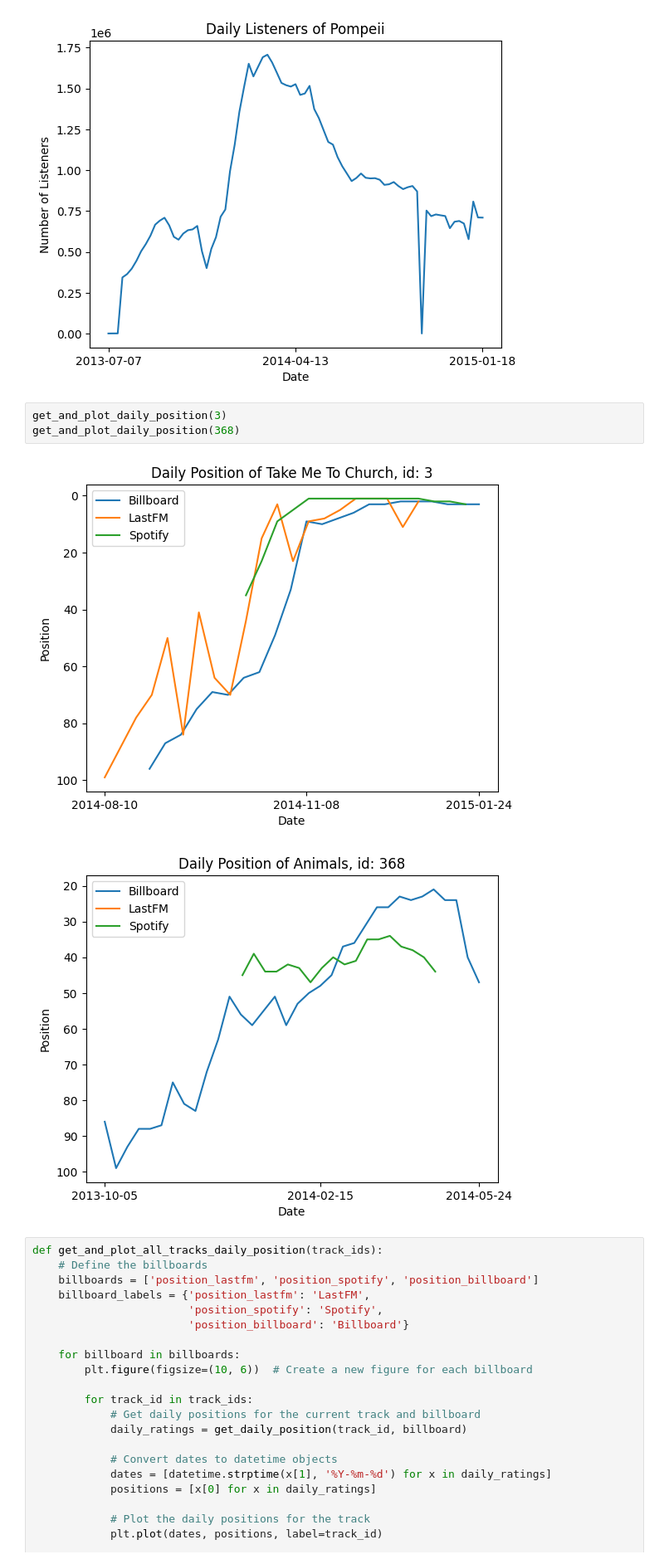
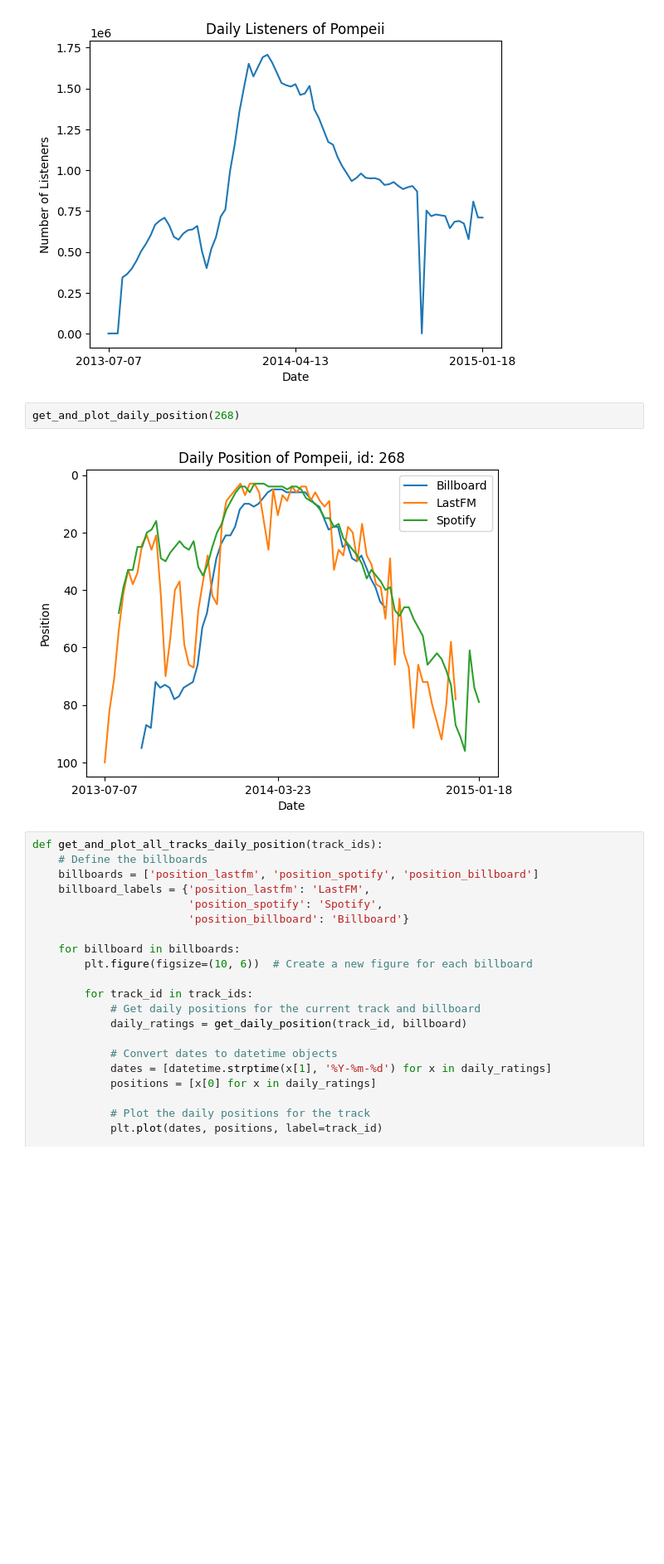
Before and after one commit to m21ark/s_music, a Jupyter notebook: tasks/task_3_1.ipynb, the cells around one changed output. Shown at 83% size. Saved outputs shown, nothing was run; the diff lists cells and outputs as text; blank space fills up the shorter version.

```diff
--- a/tasks/task_3_1.ipynb
+++ b/tasks/task_3_1.ipynb
@@ -167,12 +167,10 @@ get_and_plot_daily_rating('Pompeii')
 [figure]
 [figure]
 [figure]
-# %%
-get_and_plot_daily_position(3)
-get_and_plot_daily_position(368)
-# %% [output]
-[figure, removed]
-[figure, removed]
+# %%
+get_and_plot_daily_position(268)
+# %% [output]
+[figure, added]
 # %%
 def get_and_plot_all_tracks_daily_position(track_ids):
     # Define the billboards
```
Also changed, not shown: parts of 8 cells of this notebook.
